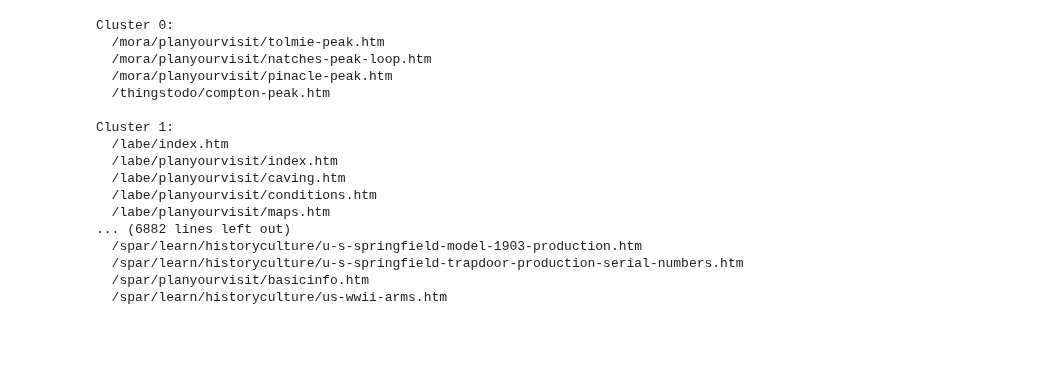
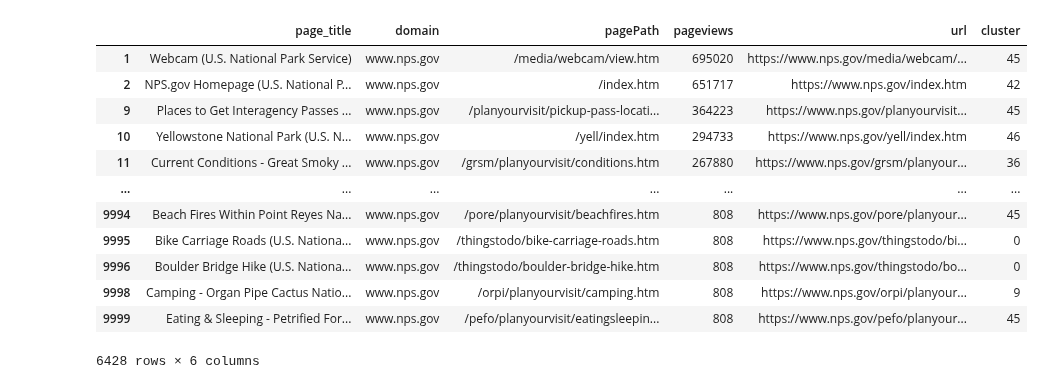
Before and after one commit to GSA-TTS/inclusive-web-performance-cx, a Jupyter notebook: research/single_agency_top_10k.ipynb, the cells around one changed output. Saved outputs shown, nothing was run; the diff lists cells and outputs as text; code cells hidden in the pictures; blank space fills up the shorter version.

```diff
--- a/research/single_agency_top_10k.ipynb
+++ b/research/single_agency_top_10k.ipynb
@@ -96,73 +48,67 @@ from sklearn.cluster import KMeans
 from sklearn.metrics import silhouette_score
 import numpy as np
 
+
 def extract_features(url):
     # Extract meaningful parts from the URL
-    parts = url.split('/')
-    return ' '.join([part for part in parts if part and not part.startswith('www.')])
+    parts = url.split("/")
+    return " ".join([part for part in parts if part and not part.startswith("www.")])
+
 
 def preprocess_urls(urls):
     return [extract_features(url) for url in urls]
+
 
 def find_optimal_k(data, max_k):
     silhouette_scores = []
     for k in range(2, max_k + 1):
         kmeans = KMeans(n_clusters=k, random_state=42)
         kmeans.fit(data)
         score = silhouette_score(data, kmeans.labels_)
         silhouette_scores.append(score)
     return silhouette_scores.index(max(silhouette_scores)) + 2
 
-def cluster_urls(urls, max_k=300):
+
+def cluster_urls(urls, max_k=50):
     # Preprocess URLs
     processed_urls = preprocess_urls(urls)
 
     # Create TF-IDF vectors
     vectorizer = TfidfVectorizer()
     X = vectorizer.fit_transform(processed_urls)
 
     # Find optimal number of clusters
     optimal_k = find_optimal_k(X, max_k)
 
     # Perform K-means clustering
     kmeans = KMeans(n_clusters=optimal_k, random_state=42)
     kmeans.fit(X)
 
-    # Group URLs by cluster
-    clusters = {i: [] for i in range(optimal_k)}
-    for url, label in zip(urls, kmeans.labels_):
-        clusters[label].append(url)
+    return kmeans.labels_
 
-    return clusters
 
-urls = nps["pagePath"].to_list()
+urls = single_domain["pagePath"].to_list()
 
 # Perform clustering
-clustered_urls = cluster_urls(urls)
+cluster_labels = cluster_urls(urls)
 
-# Print results
-for cluster_id, cluster_urls in clustered_urls.items():
-    print(f"Cluster {cluster_id}:")
-    for url in cluster_urls[:100]:  # Print first 5 URLs in each cluster
-        print(f"  {url}")
-    if len(cluster_urls) > 100:
-        print(f"  ... and {len(cluster_urls) - 100} more")
-    print()
+# Add cluster labels to the DataFrame
+single_domain_with_clusters = single_domain.copy()
+single_domain_with_clusters["cluster"] = cluster_labels
+
+# Display the new DataFrame
+single_domain_with_clusters.head(10000)
 # %% [output]
+|  | page_title | domain | pagePath | pageviews | url | cluster |
+| 1 | Webcam (U.S. National Park Service) | www.nps.gov | /media/webcam/view.htm | 695020 | https://www.nps.gov/media/webcam/... | 45 |
+| 2 | NPS.gov Homepage (U.S. National P... | www.nps.gov | /index.htm | 651717 | https://www.nps.gov/index.htm | 42 |
+| 9 | Places to Get Interagency Passes ... | www.nps.gov | /planyourvisit/pickup-pass-locati... | 364223 | https://www.nps.gov/planyourvisit... | 45 |
+| 10 | Yellowstone National Park (U.S. N... | www.nps.gov | /yell/index.htm | 294733 | https://www.nps.gov/yell/index.htm | 46 |
+| 11 | Current Conditions - Great Smoky ... | www.nps.gov | /grsm/planyourvisit/conditions.htm | 267880 | https://www.nps.gov/grsm/planyour... | 36 |
+| ... | ... | ... | ... | ... | ... | ... |
+| 9994 | Beach Fires Within Point Reyes Na... | www.nps.gov | /pore/planyourvisit/beachfires.htm | 808 | https://www.nps.gov/pore/planyour... | 45 |
+| 9995 | Bike Carriage Roads (U.S. Nationa... | www.nps.gov | /thingstodo/bike-carriage-roads.htm | 808 | https://www.nps.gov/thingstodo/bi... | 0 |
+| 9996 | Boulder Bridge Hike (U.S. Nationa... | www.nps.gov | /thingstodo/boulder-bridge-hike.htm | 808 | https://www.nps.gov/thingstodo/bo... | 0 |
+| 9998 | Camping - Organ Pipe Cactus Natio... | www.nps.gov | /orpi/planyourvisit/camping.htm | 808 | https://www.nps.gov/orpi/planyour... | 9 |
+| 9999 | Eating & Sleeping - Petrified For... | www.nps.gov | /pefo/planyourvisit/eatingsleepin... | 808 | https://www.nps.gov/pefo/planyour... | 45 |
-Cluster 0:
-  /mora/planyourvisit/tolmie-peak.htm
-  /mora/planyourvisit/natches-peak-loop.htm
-  /mora/planyourvisit/pinacle-peak.htm
-  /thingstodo/compton-peak.htm
-
-Cluster 1:
-  /labe/index.htm
-  /labe/planyourvisit/index.htm
-  /labe/planyourvisit/caving.htm
-  /labe/planyourvisit/conditions.htm
-  /labe/planyourvisit/maps.htm
-... (6882 lines left out)
-  /spar/learn/historyculture/u-s-springfield-model-1903-production.htm
-  /spar/learn/historyculture/u-s-springfield-trapdoor-production-serial-numbers.htm
-  /spar/planyourvisit/basicinfo.htm
-  /spar/learn/historyculture/us-wwii-arms.htm
+6428 rows × 6 columns
```
Also changed, not shown: parts of 6 cells of this notebook, 1 other file.
